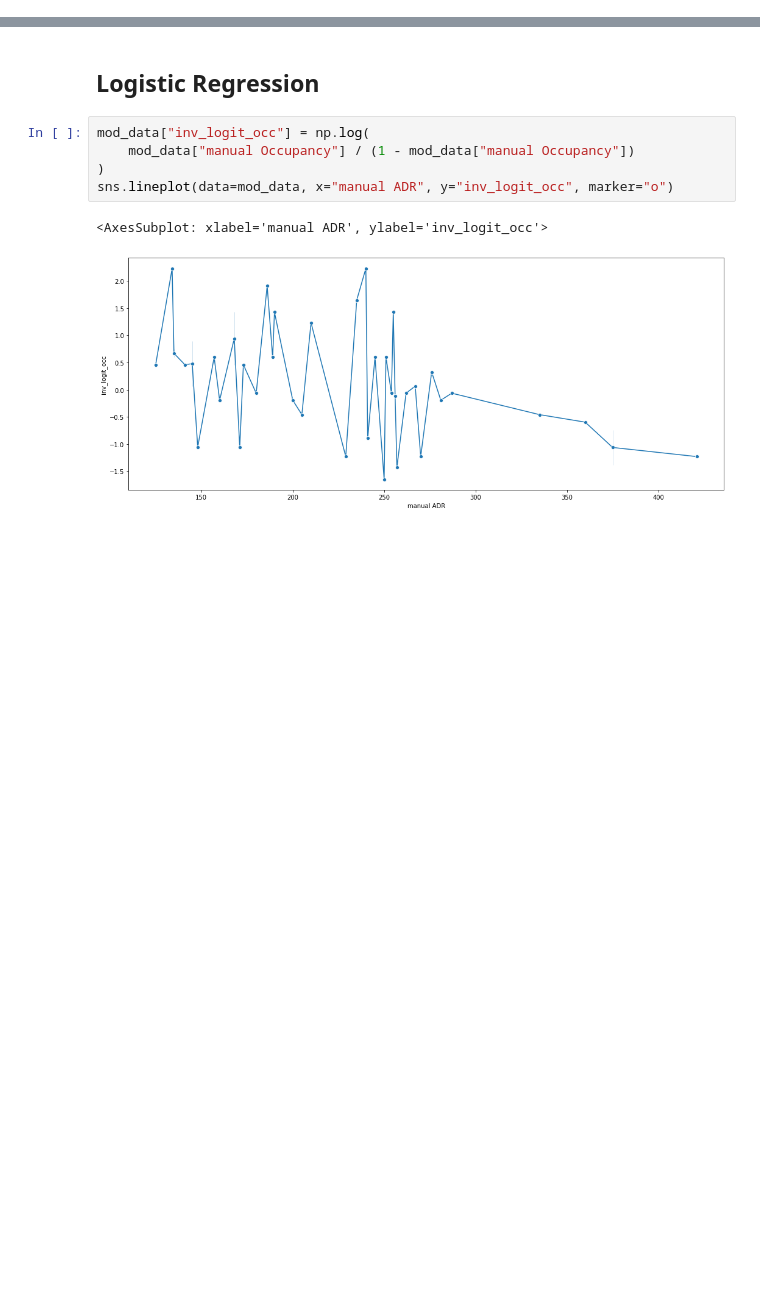
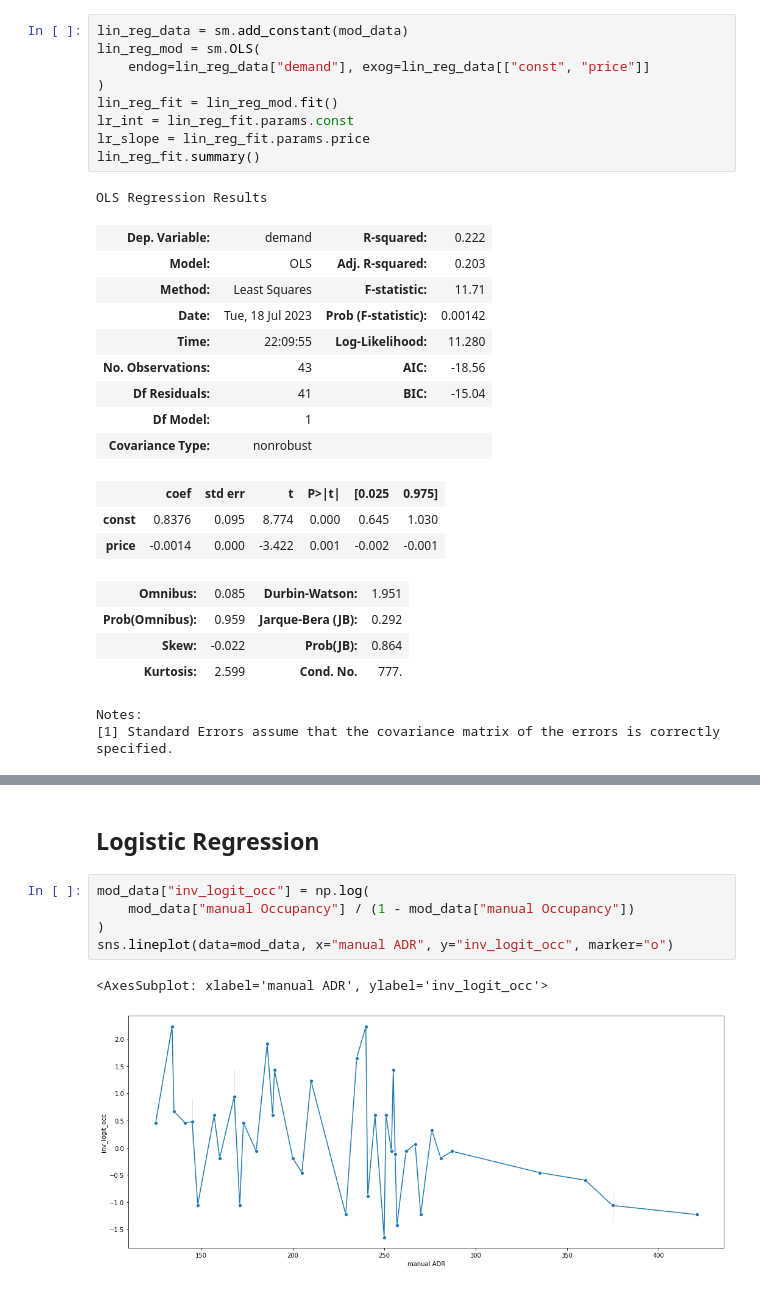
Before and after one commit to ichbinallen/opt_occ, a Jupyter notebook: notebooks/Comps.ipynb, the cells around one changed output, grey strips where cells are left out. Saved outputs shown, nothing was run; the diff lists cells and outputs as text; blank space fills up the shorter version.

```diff
--- a/notebooks/Comps.ipynb
+++ b/notebooks/Comps.ipynb
@@ -192,0 +145,29 @@ plt.scatter(p_opt, 0.8 * p_opt * occ_opt, color="red", s=100)
+# %%
+lin_reg_data = sm.add_constant(mod_data)
+lin_reg_mod = sm.OLS(
+    endog=lin_reg_data["demand"], exog=lin_reg_data[["const", "price"]]
+)
+lin_reg_fit = lin_reg_mod.fit()
+lr_int = lin_reg_fit.params.const
+lr_slope = lin_reg_fit.params.price
+lin_reg_fit.summary()
+# %% [output]
+OLS Regression Results
+| Dep. Variable: | demand | R-squared: | 0.222 |
+| Model: | OLS | Adj. R-squared: | 0.203 |
+| Method: | Least Squares | F-statistic: | 11.71 |
+| Date: | Tue, 18 Jul 2023 | Prob (F-statistic): | 0.00142 |
+| Time: | 22:09:55 | Log-Likelihood: | 11.280 |
+| No. Observations: | 43 | AIC: | -18.56 |
+| Df Residuals: | 41 | BIC: | -15.04 |
+| Df Model: | 1 |  |  |
+| Covariance Type: | nonrobust |  |  |
+|  | coef | std err | t | P>|t| | [0.025 | 0.975] |
+| const | 0.8376 | 0.095 | 8.774 | 0.000 | 0.645 | 1.030 |
+| price | -0.0014 | 0.000 | -3.422 | 0.001 | -0.002 | -0.001 |
+| Omnibus: | 0.085 | Durbin-Watson: | 1.951 |
+| Prob(Omnibus): | 0.959 | Jarque-Bera (JB): | 0.292 |
+| Skew: | -0.022 | Prob(JB): | 0.864 |
+| Kurtosis: | 2.599 | Cond. No. | 777. |
+Notes:
+[1] Standard Errors assume that the covariance matrix of the errors is correctly specified.
```
Also changed, not shown: parts of 27 cells of this notebook.
